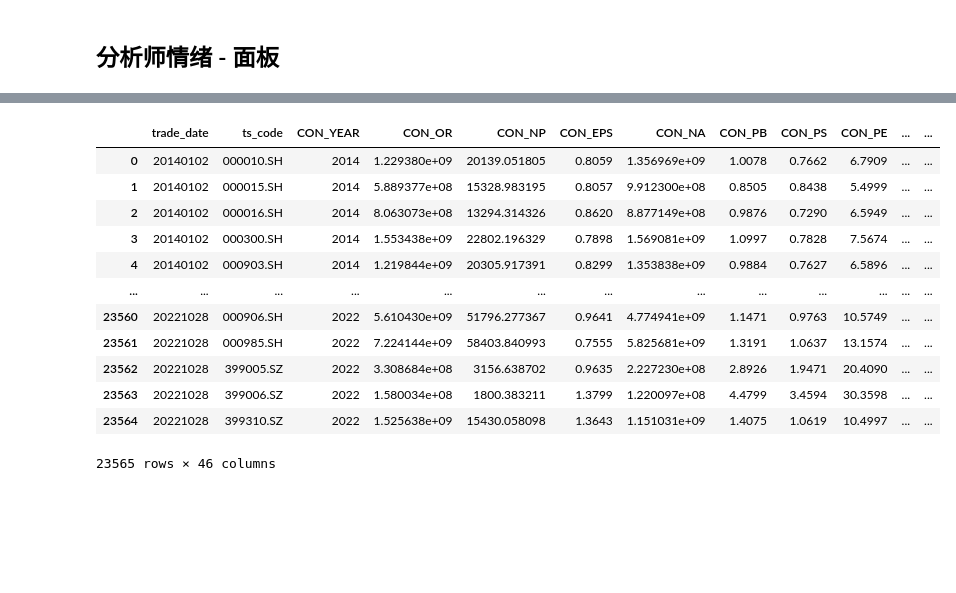
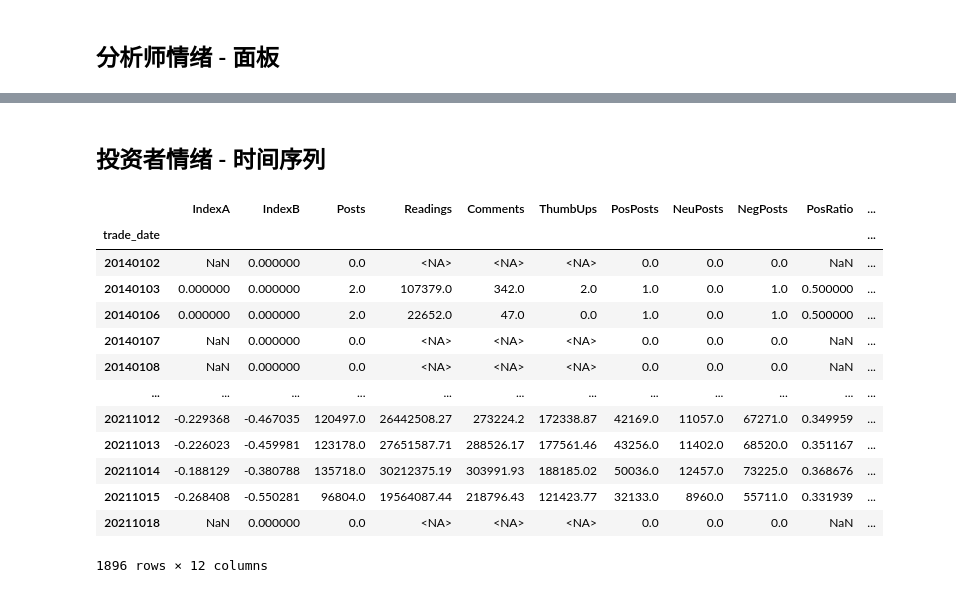
Before and after one commit to Colin-Bao/Investor-Sentiment, a Jupyter notebook: notebooks/IS-Data.ipynb, the cells around one changed output, grey strips where cells are left out. Cells and saved outputs as stored; diff of their text form; code cells hidden in the pictures; blank space fills up the shorter version.

```diff
--- a/notebooks/IS-Data.ipynb
+++ b/notebooks/IS-Data.ipynb
@@ -33,16 +76,20 @@ df_finmarket
+# %% [markdown]
+## 投资者情绪 - 时间序列
 # %%
-pd.read_parquet('/home/ubuntu/notebooks/DataSets/investor_sentiment/ANALYST_SENT_STATA_2014_2021.parquet')
+df_forum_tdate = pd.read_parquet('/home/ubuntu/notebooks/DataSets/investor_sentiment/FORUM_SENT_TDATE_CSMAR.parquet')
+df_forum_tdate
 # %% [output]
-|  | trade_date | ts_code | CON_YEAR | CON_OR | CON_NP | CON_EPS | CON_NA | CON_PB | CON_PS | CON_PE | ... | ... |
-| 0 | 20140102 | 000010.SH | 2014 | 1.229380e+09 | 20139.051805 | 0.8059 | 1.356969e+09 | 1.0078 | 0.7662 | 6.7909 | ... | ... |
-| 1 | 20140102 | 000015.SH | 2014 | 5.889377e+08 | 15328.983195 | 0.8057 | 9.912300e+08 | 0.8505 | 0.8438 | 5.4999 | ... | ... |
-| 2 | 20140102 | 000016.SH | 2014 | 8.063073e+08 | 13294.314326 | 0.8620 | 8.877149e+08 | 0.9876 | 0.7290 | 6.5949 | ... | ... |
-| 3 | 20140102 | 000300.SH | 2014 | 1.553438e+09 | 22802.196329 | 0.7898 | 1.569081e+09 | 1.0997 | 0.7828 | 7.5674 | ... | ... |
-| 4 | 20140102 | 000903.SH | 2014 | 1.219844e+09 | 20305.917391 | 0.8299 | 1.353838e+09 | 0.9884 | 0.7627 | 6.5896 | ... | ... |
-| ... | ... | ... | ... | ... | ... | ... | ... | ... | ... | ... | ... | ... |
-| 23560 | 20221028 | 000906.SH | 2022 | 5.610430e+09 | 51796.277367 | 0.9641 | 4.774941e+09 | 1.1471 | 0.9763 | 10.5749 | ... | ... |
-| 23561 | 20221028 | 000985.SH | 2022 | 7.224144e+09 | 58403.840993 | 0.7555 | 5.825681e+09 | 1.3191 | 1.0637 | 13.1574 | ... | ... |
-| 23562 | 20221028 | 399005.SZ | 2022 | 3.308684e+08 | 3156.638702 | 0.9635 | 2.227230e+08 | 2.8926 | 1.9471 | 20.4090 | ... | ... |
-| 23563 | 20221028 | 399006.SZ | 2022 | 1.580034e+08 | 1800.383211 | 1.3799 | 1.220097e+08 | 4.4799 | 3.4594 | 30.3598 | ... | ... |
-| 23564 | 20221028 | 399310.SZ | 2022 | 1.525638e+09 | 15430.058098 | 1.3643 | 1.151031e+09 | 1.4075 | 1.0619 | 10.4997 | ... | ... |
+|  | IndexA | IndexB | Posts | Readings | Comments | ThumbUps | PosPosts | NeuPosts | NegPosts | PosRatio | ... |
+| trade_date |  |  |  |  |  |  |  |  |  |  | ... |
+| 20140102 | NaN | 0.000000 | 0.0 | <NA> | <NA> | <NA> | 0.0 | 0.0 | 0.0 | NaN | ... |
+| 20140103 | 0.000000 | 0.000000 | 2.0 | 107379.0 | 342.0 | 2.0 | 1.0 | 0.0 | 1.0 | 0.500000 | ... |
+| 20140106 | 0.000000 | 0.000000 | 2.0 | 22652.0 | 47.0 | 0.0 | 1.0 | 0.0 | 1.0 | 0.500000 | ... |
+| 20140107 | NaN | 0.000000 | 0.0 | <NA> | <NA> | <NA> | 0.0 | 0.0 | 0.0 | NaN | ... |
+| 20140108 | NaN | 0.000000 | 0.0 | <NA> | <NA> | <NA> | 0.0 | 0.0 | 0.0 | NaN | ... |
+| ... | ... | ... | ... | ... | ... | ... | ... | ... | ... | ... | ... |
+| 20211012 | -0.229368 | -0.467035 | 120497.0 | 26442508.27 | 273224.2 | 172338.87 | 42169.0 | 11057.0 | 67271.0 | 0.349959 | ... |
+| 20211013 | -0.226023 | -0.459981 | 123178.0 | 27651587.71 | 288526.17 | 177561.46 | 43256.0 | 11402.0 | 68520.0 | 0.351167 | ... |
+| 20211014 | -0.188129 | -0.380788 | 135718.0 | 30212375.19 | 303991.93 | 188185.02 | 50036.0 | 12457.0 | 73225.0 | 0.368676 | ... |
+| 20211015 | -0.268408 | -0.550281 | 96804.0 | 19564087.44 | 218796.43 | 121423.77 | 32133.0 | 8960.0 | 55711.0 | 0.331939 | ... |
+| 20211018 | NaN | 0.000000 | 0.0 | <NA> | <NA> | <NA> | 0.0 | 0.0 | 0.0 | NaN | ... |
-23565 rows × 46 columns
+1896 rows × 12 columns
```
Also changed, not shown: parts of 7 cells of this notebook, 2 other files.
